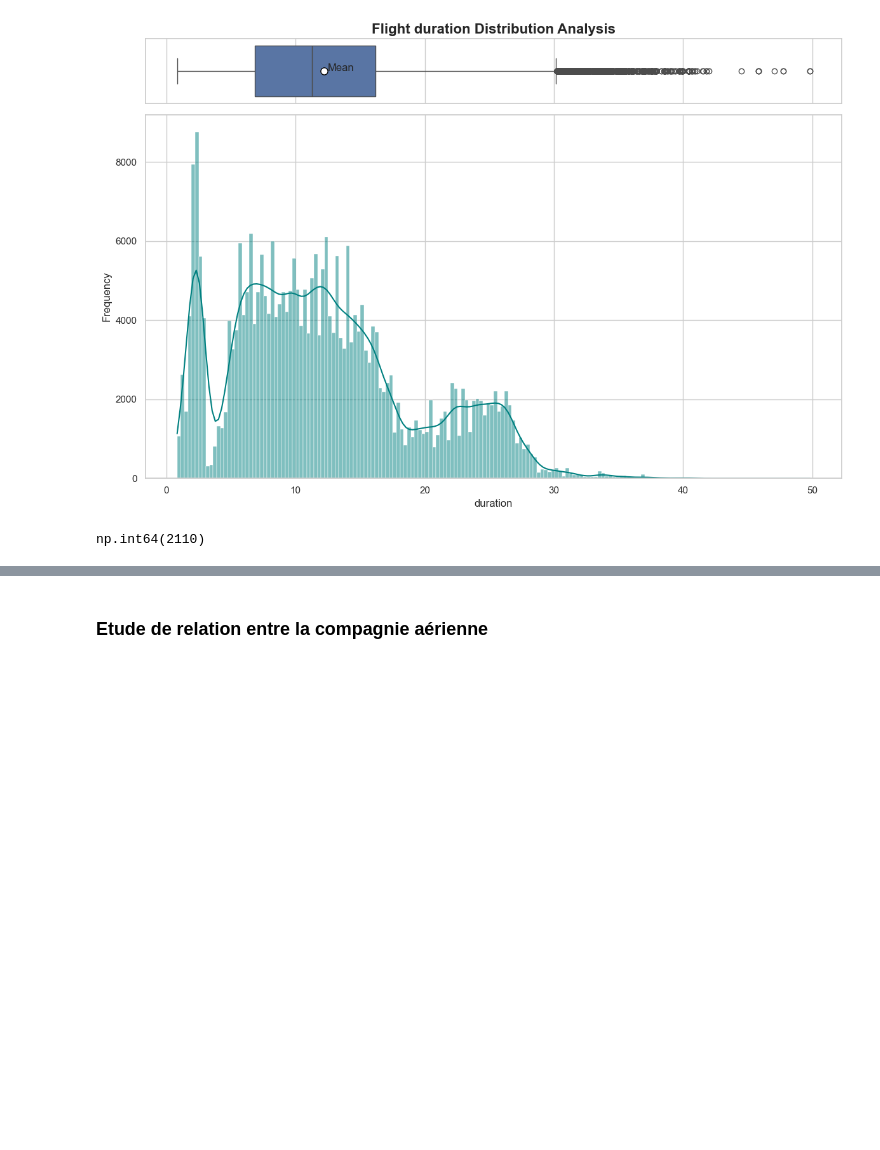
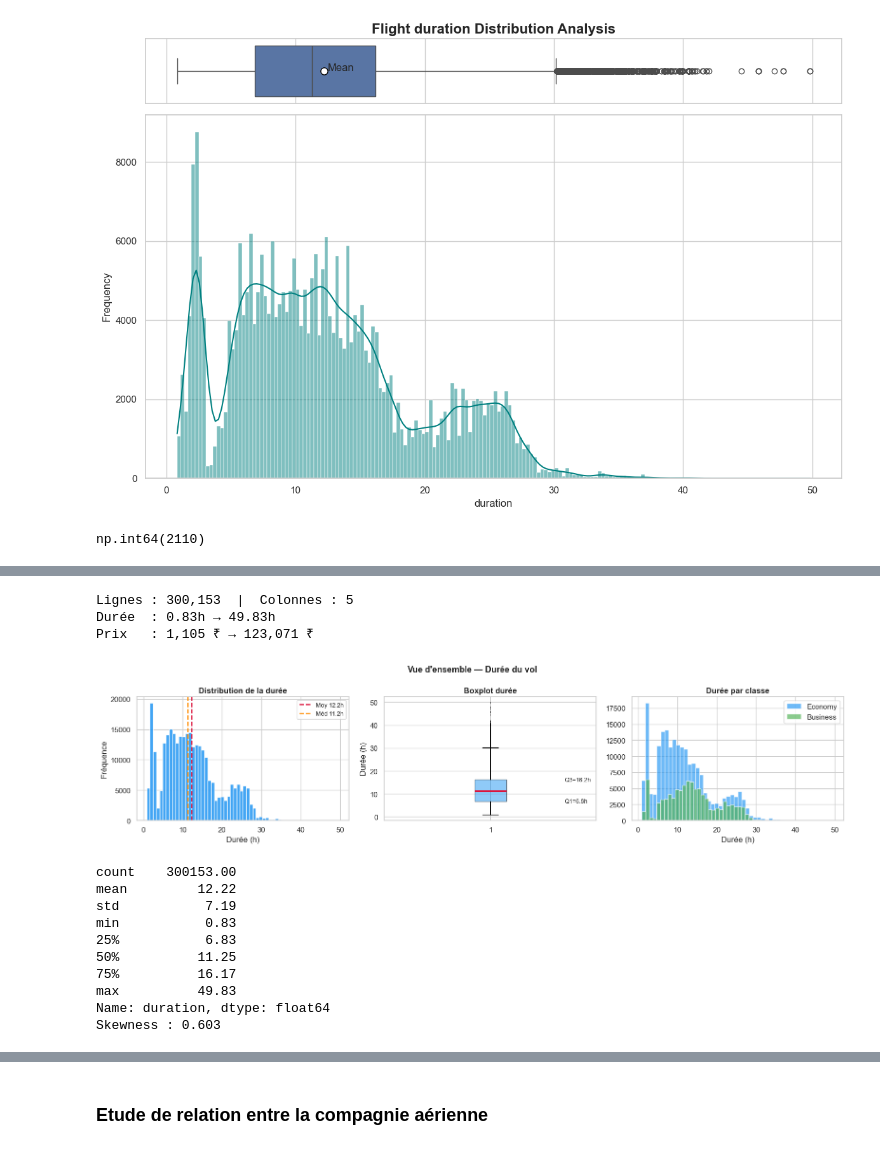
Before and after one commit to nouresho/Pr-diction-du-prix-des-billets-d-avion, a Jupyter notebook: 01_EDA.ipynb, the cells around one changed output, grey strips where cells are left out. Drawn from its saved outputs; the diff is of its cells as text; code cells hidden in the pictures; blank space fills up the shorter version.

```diff
--- a/01_EDA.ipynb
+++ b/01_EDA.ipynb
@@ -5 +3,14 @@ import matplotlib.pyplot as plt
+# %%
+import pandas as pd
+import numpy as np
+import matplotlib.pyplot as plt
+import matplotlib.ticker as mticker
+import seaborn as sns
+from scipy import stats
+from scipy.stats import pearsonr
+from statsmodels.nonparametric.smoothers_lowess import lowess
+
+sns.set_theme(style='whitegrid', palette='muted', font_scale=1.1)
+plt.rcParams.update({'figure.dpi': 110, 'axes.spines.top': False, 'axes.spines.right': False})
+fmt_k = mticker.FuncFormatter(lambda x, _: f'{int(x/1000)}k ₹' if x >= 1000 else f'{int(x)} ₹')
 # %%
@@ -203,0 +213,65 @@ np.int64(2110)
+# %%
+df = pd.read_csv("../ML/Clean_Dataset.csv")
+
+df.columns = df.columns.str.strip().str.lower()
+# %%
+# Colonnes utiles pour cette analyse
+df_a = df[['duration', 'price', 'class', 'airline', 'stops']].copy()
+
+print(f'Lignes : {len(df_a):,}  |  Colonnes : {df_a.shape[1]}')
+print(f'Durée  : {df_a.duration.min():.2f}h → {df_a.duration.max():.2f}h')
+print(f'Prix   : {df_a.price.min():,} ₹ → {df_a.price.max():,} ₹')
+fig, axes = plt.subplots(1, 3, figsize=(16, 4))
+
+# --- Histogramme
+axes[0].hist(df_a['duration'], bins=60, color='#2196F3', edgecolor='white', alpha=0.85)
+for stat, color, lbl in [
+        (df_a['duration'].mean(),   'crimson',    f"Moy {df_a['duration'].mean():.1f}h"),
+        (df_a['duration'].median(), 'darkorange', f"Méd {df_a['duration'].median():.1f}h")]:
+    axes[0].axvline(stat, color=color, linestyle='--', linewidth=1.8, label=lbl)
+axes[0].set_xlabel('Durée (h)')
+axes[0].set_ylabel('Fréquence')
+axes[0].set_title('Distribution de la durée', fontweight='bold')
+axes[0].legend(fontsize=9)
+
+# --- Boxplot
+axes[1].boxplot(df_a['duration'], patch_artist=True,
+                boxprops=dict(facecolor='#2196F3', alpha=0.5),
+                medianprops=dict(color='crimson', linewidth=2.5),
+                flierprops=dict(marker='.', markersize=2, alpha=0.3))
+axes[1].set_ylabel('Durée (h)')
+axes[1].set_title('Boxplot durée', fontweight='bold')
+q1, q3 = df_a['duration'].quantile([.25, .75])
+iqr = q3 - q1
+axes[1].text(1.35, q1, f'Q1={q1:.1f}h', va='center', fontsize=9)
+axes[1].text(1.35, q3, f'Q3={q3:.1f}h', va='center', fontsize=9)
+
+# --- Par classe
+for cls, color in [('Economy','#2196F3'), ('Business','#4CAF50')]:
+    axes[2].hist(df_a[df_a['class']==cls]['duration'], bins=50,
+                 alpha=0.65, color=color, label=cls, edgecolor='white')
+axes[2].set_xlabel('Durée (h)')
+axes[2].set_title('Durée par classe', fontweight='bold')
+axes[2].legend()
+
+plt.suptitle('Vue d\'ensemble — Durée du vol', fontsize=13, fontweight='bold')
+plt.tight_layout()
+plt.show()
+
+print(df_a['duration'].describe().round(2))
+print(f'Skewness : {df_a["duration"].skew():.3f}')
+# %% [output]
+Lignes : 300,153  |  Colonnes : 5
+Durée  : 0.83h → 49.83h
+Prix   : 1,105 ₹ → 123,071 ₹
+[figure, added]
+count    300153.00
+mean         12.22
+std           7.19
+min           0.83
+25%           6.83
+50%          11.25
+75%          16.17
+max          49.83
+Name: duration, dtype: float64
+Skewness : 0.603
```
Also changed, not shown: parts of 10 cells of this notebook.
